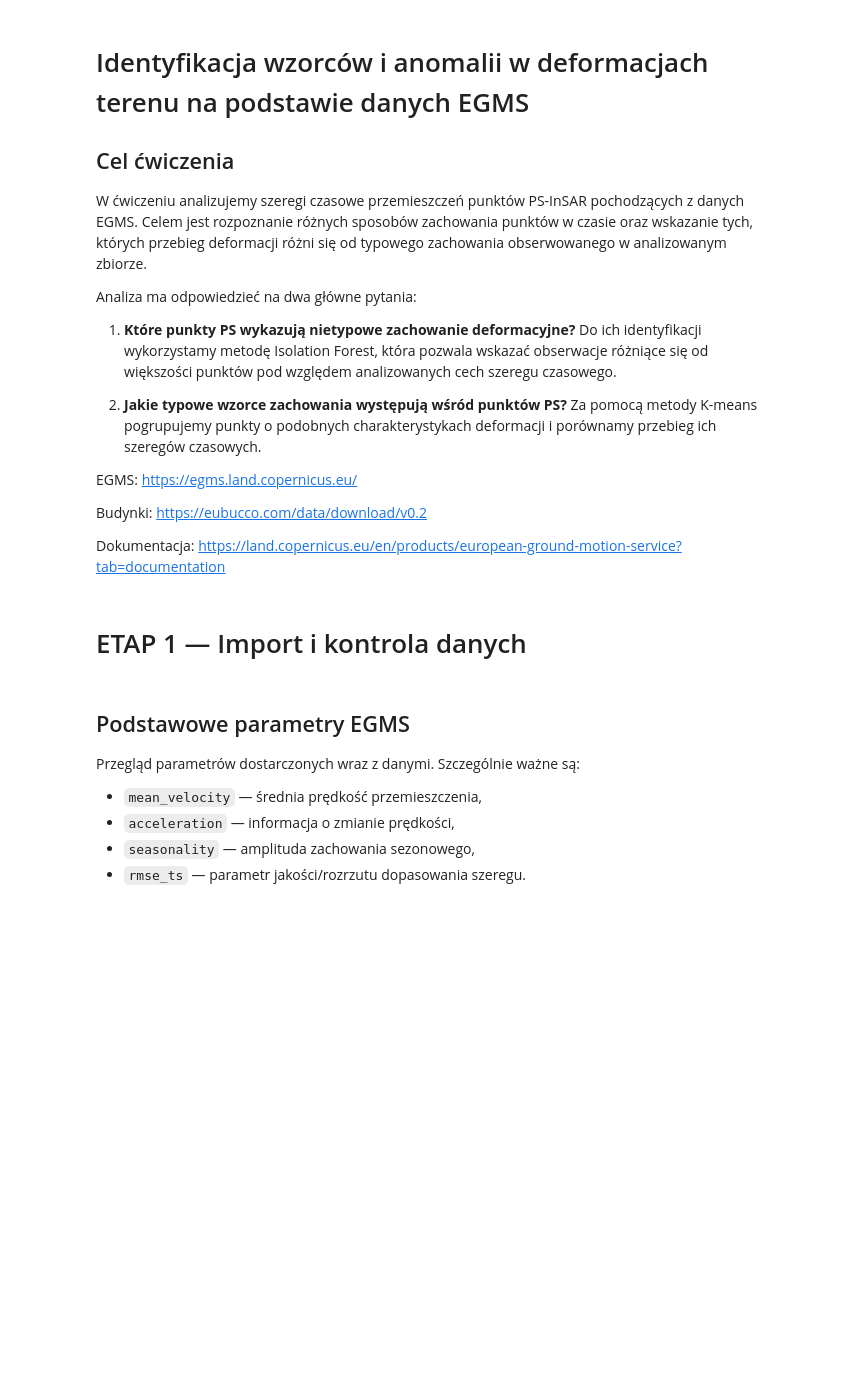
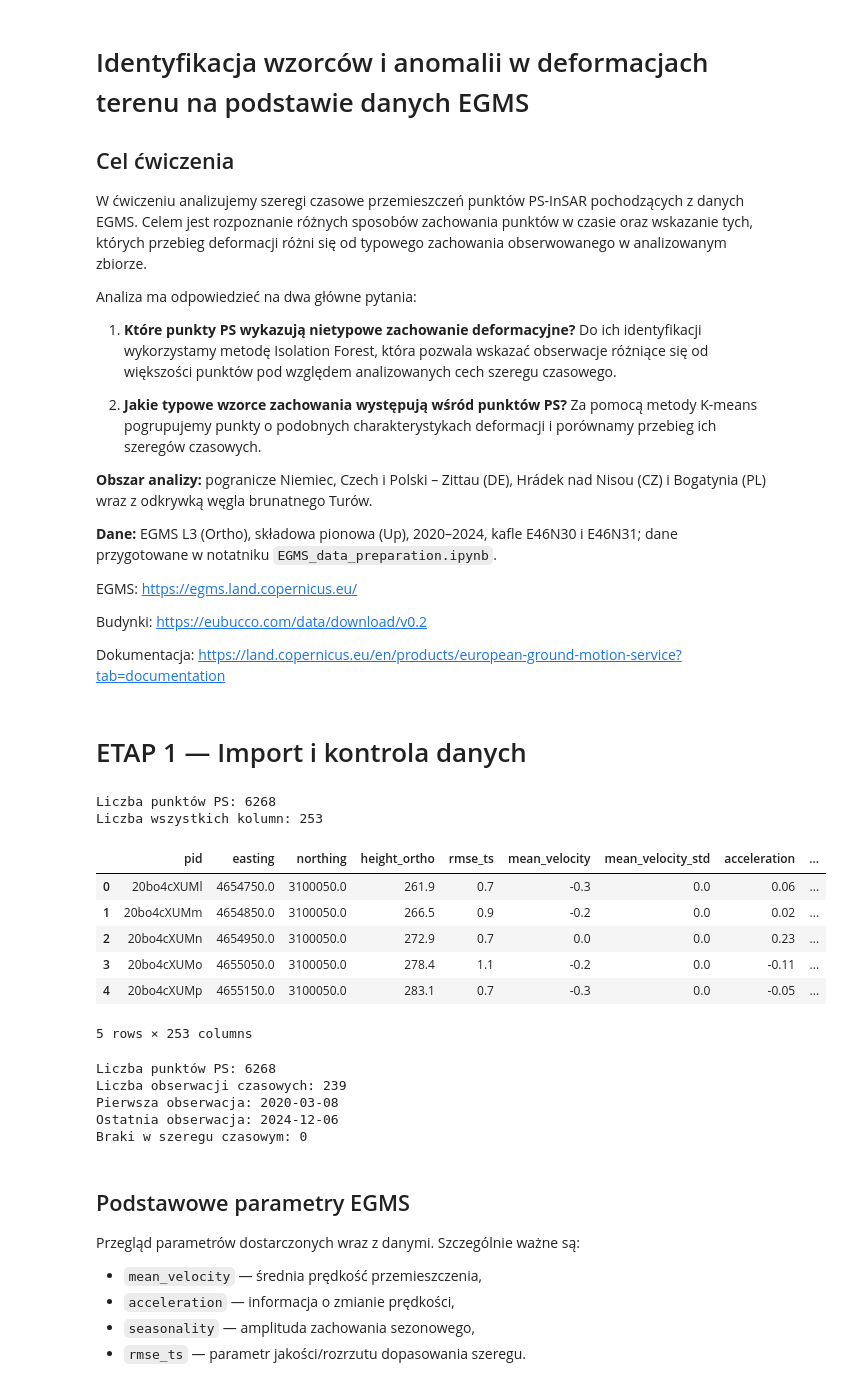
Before and after one commit to mwiktorowicz/EGSM_Tur-w, a Jupyter notebook: EGMS/EGMS_analysis_pipeline.ipynb, the cells around one changed output. Saved outputs shown, nothing was run; the diff lists cells and outputs as text; code cells hidden in the pictures; blank space fills up the shorter version.

```diff
--- a/EGMS/EGMS_analysis_pipeline.ipynb
+++ b/EGMS/EGMS_analysis_pipeline.ipynb
@@ -13,7 +13,9 @@ Do ich identyfikacji wykorzystamy metodę Isolation Forest, która pozwala wskaz
 2. **Jakie typowe wzorce zachowania występują wśród punktów PS?**
 Za pomocą metody K-means pogrupujemy punkty o podobnych charakterystykach deformacji i porównamy przebieg ich szeregów czasowych.
 
+**Obszar analizy:** pogranicze Niemiec, Czech i Polski – Zittau (DE), Hrádek nad Nisou (CZ) i Bogatynia (PL) wraz z odkrywką węgla brunatnego Turów.
 
+**Dane:** EGMS L3 (Ortho), składowa pionowa (Up), 2020–2024, kafle E46N30 i E46N31; dane przygotowane w notatniku `EGMS_data_preparation.ipynb`.
 
 EGMS: https://egms.land.copernicus.eu/
 
@@ -34,24 +36,34 @@ from sklearn.cluster import KMeans
 from sklearn.metrics import silhouette_score
 from sklearn.decomposition import PCA
 # %%
-df = pd.read_csv("EGMS_Bytom.csv")
+df = pd.read_csv("EGMS_Turow_U.csv")
 
 df = df.rename(columns={
     "height_ort": "height_ortho",
     "mean_veloc": "mean_velocity",
     "mean_vel_1": "mean_velocity_std",
     "accelerati": "acceleration",
     "accelera_1": "acceleration_std",
     "seasonalit": "seasonality",
     "seasonal_1": "seasonality_std",
     "gnss_veloc": "gnss_velocity_n",
     "gnss_vel_1": "gnss_velocity_e",
     "gnss_vel_2": "gnss_velocity_u"
 })
 
 print("Liczba punktów PS:", len(df))
 print("Liczba wszystkich kolumn:", len(df.columns))
 df.head()
+# %% [output]
+Liczba punktów PS: 6268
+Liczba wszystkich kolumn: 253
+|  | pid | easting | northing | height_ortho | rmse_ts | mean_velocity | mean_velocity_std | acceleration | ... |
+| 0 | 20bo4cXUMl | 4654750.0 | 3100050.0 | 261.9 | 0.7 | -0.3 | 0.0 | 0.06 | ... |
+| 1 | 20bo4cXUMm | 4654850.0 | 3100050.0 | 266.5 | 0.9 | -0.2 | 0.0 | 0.02 | ... |
+| 2 | 20bo4cXUMn | 4654950.0 | 3100050.0 | 272.9 | 0.7 | 0.0 | 0.0 | 0.23 | ... |
+| 3 | 20bo4cXUMo | 4655050.0 | 3100050.0 | 278.4 | 1.1 | -0.2 | 0.0 | -0.11 | ... |
+| 4 | 20bo4cXUMp | 4655150.0 | 3100050.0 | 283.1 | 0.7 | -0.3 | 0.0 | -0.05 | ... |
+5 rows × 253 columns
 # %%
 date_cols = [
     col for col in df.columns
@@ -66,6 +78,12 @@ print("Liczba obserwacji czasowych:", len(date_cols))
 print("Pierwsza obserwacja:", dates.min().date())
 print("Ostatnia obserwacja:", dates.max().date())
 print("Braki w szeregu czasowym:", df[date_cols].isna().sum().sum())
+# %% [output]
+Liczba punktów PS: 6268
+Liczba obserwacji czasowych: 239
+Pierwsza obserwacja: 2020-03-08
+Ostatnia obserwacja: 2024-12-06
+Braki w szeregu czasowym: 0
 # %% [markdown]
 ## Podstawowe parametry EGMS
 
```
Also changed, not shown: parts of 27 cells of this notebook, 5 other files.
